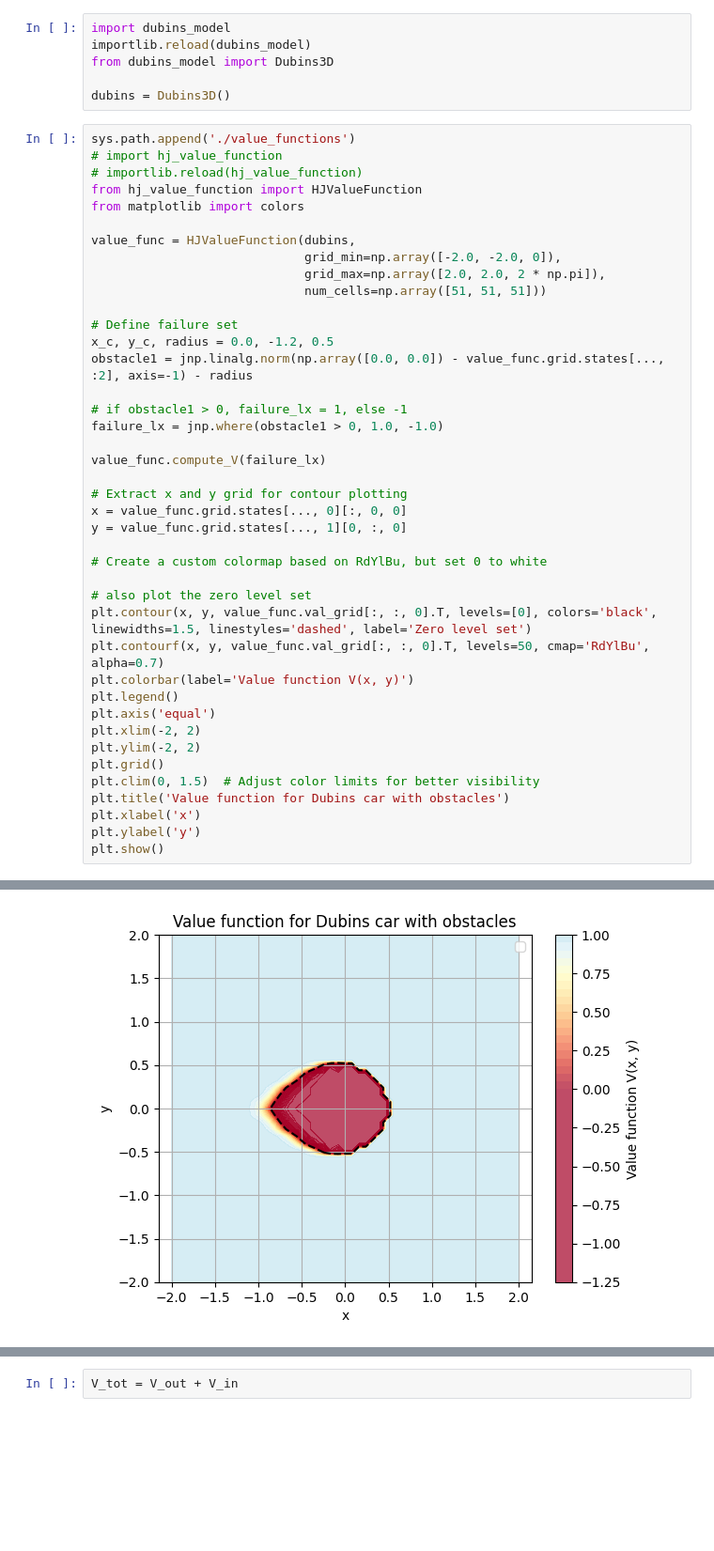
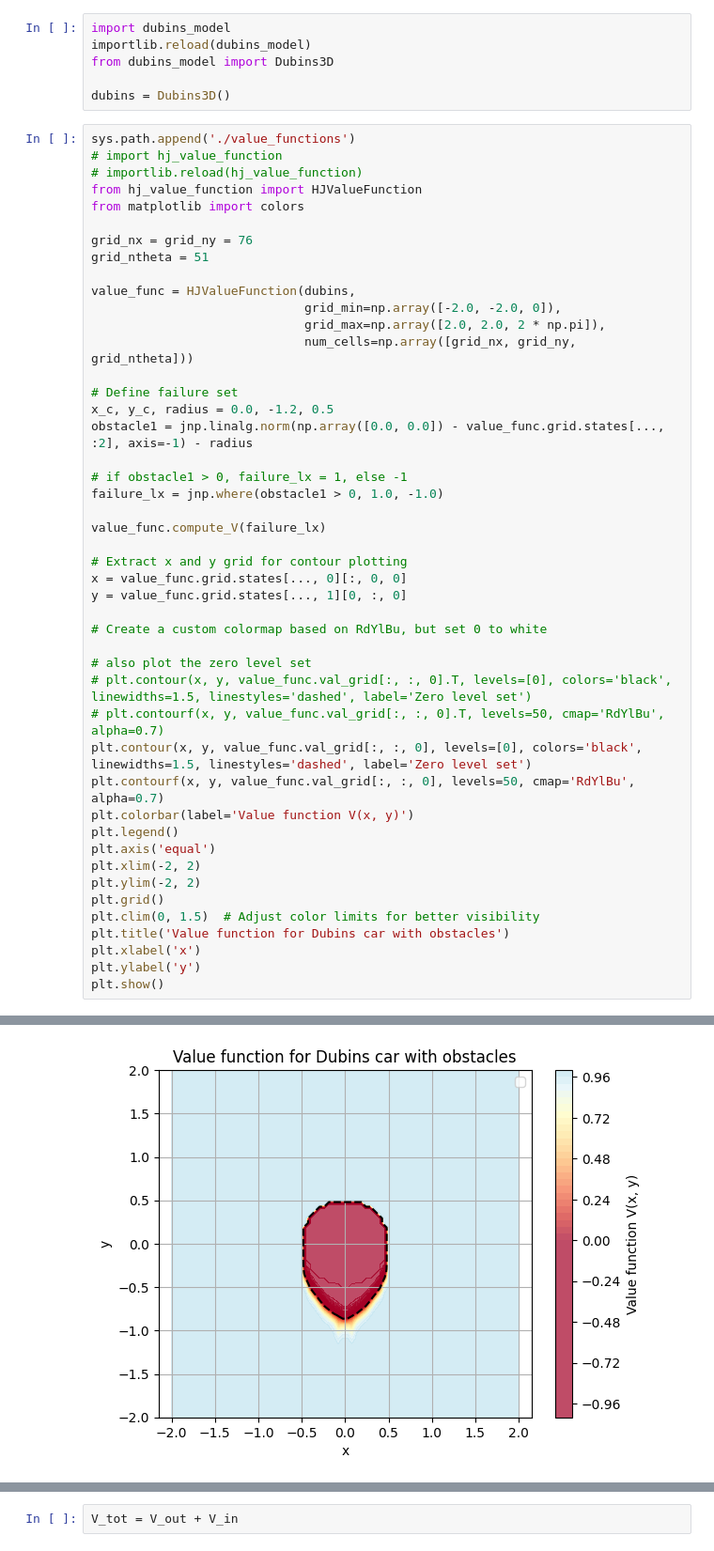
Before and after one commit to stevenwman/latent-affine-safety, a Jupyter notebook: fail_chaser.ipynb, the cells around one changed output, grey strips where cells are left out. Shown at 94% size. Drawn from its saved outputs; the diff is of its cells as text; blank space fills up the shorter version.

```diff
--- a/fail_chaser.ipynb
+++ b/fail_chaser.ipynb
@@ -24,43 +24,48 @@ sys.path.append('./value_functions')
 from hj_value_function import HJValueFunction
 from matplotlib import colors
 
+grid_nx = grid_ny = 76
+grid_ntheta = 51
+
 value_func = HJValueFunction(dubins,
                              grid_min=np.array([-2.0, -2.0, 0]),
                              grid_max=np.array([2.0, 2.0, 2 * np.pi]),
-                             num_cells=np.array([51, 51, 51]))
+                             num_cells=np.array([grid_nx, grid_ny, grid_ntheta]))
 
 # Define failure set
 x_c, y_c, radius = 0.0, -1.2, 0.5
 obstacle1 = jnp.linalg.norm(np.array([0.0, 0.0]) - value_func.grid.states[..., :2], axis=-1) - radius
 
 # if obstacle1 > 0, failure_lx = 1, else -1
 failure_lx = jnp.where(obstacle1 > 0, 1.0, -1.0)
 
 value_func.compute_V(failure_lx)
 
 # Extract x and y grid for contour plotting
 x = value_func.grid.states[..., 0][:, 0, 0]
 y = value_func.grid.states[..., 1][0, :, 0]
 
 # Create a custom colormap based on RdYlBu, but set 0 to white
 
 # also plot the zero level set
-plt.contour(x, y, value_func.val_grid[:, :, 0].T, levels=[0], colors='black', linewidths=1.5, linestyles='dashed', label='Zero level set')
-plt.contourf(x, y, value_func.val_grid[:, :, 0].T, levels=50, cmap='RdYlBu', alpha=0.7)
+# plt.contour(x, y, value_func.val_grid[:, :, 0].T, levels=[0], colors='black', linewidths=1.5, linestyles='dashed', label='Zero level set')
+# plt.contourf(x, y, value_func.val_grid[:, :, 0].T, levels=50, cmap='RdYlBu', alpha=0.7)
+plt.contour(x, y, value_func.val_grid[:, :, 0], levels=[0], colors='black', linewidths=1.5, linestyles='dashed', label='Zero level set')
+plt.contourf(x, y, value_func.val_grid[:, :, 0], levels=50, cmap='RdYlBu', alpha=0.7)
 plt.colorbar(label='Value function V(x, y)')
 plt.legend()
 plt.axis('equal')
 plt.xlim(-2, 2)
 plt.ylim(-2, 2)
 plt.grid()
 plt.clim(0, 1.5)  # Adjust color limits for better visibility
 plt.title('Value function for Dubins car with obstacles')
 plt.xlabel('x')
 plt.ylabel('y')
 plt.show()
 # %% [output]
 Ignoring fixed x limits to fulfill fixed data aspect with adjustable data limits.
-[figure, old version]
+[figure, new version]
 # %%
 import torch
 
```
Also changed, not shown: parts of 9 cells of this notebook.
